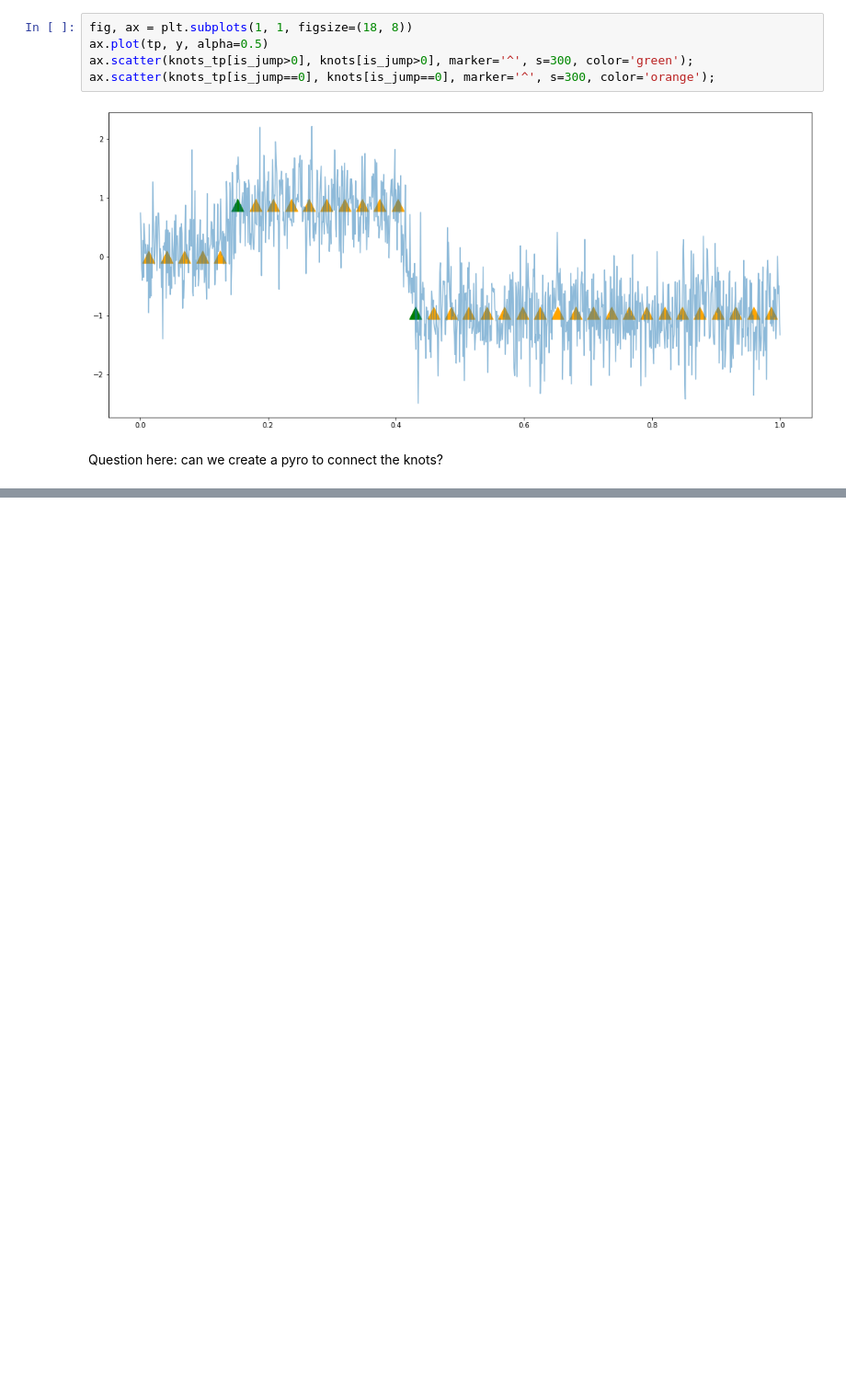
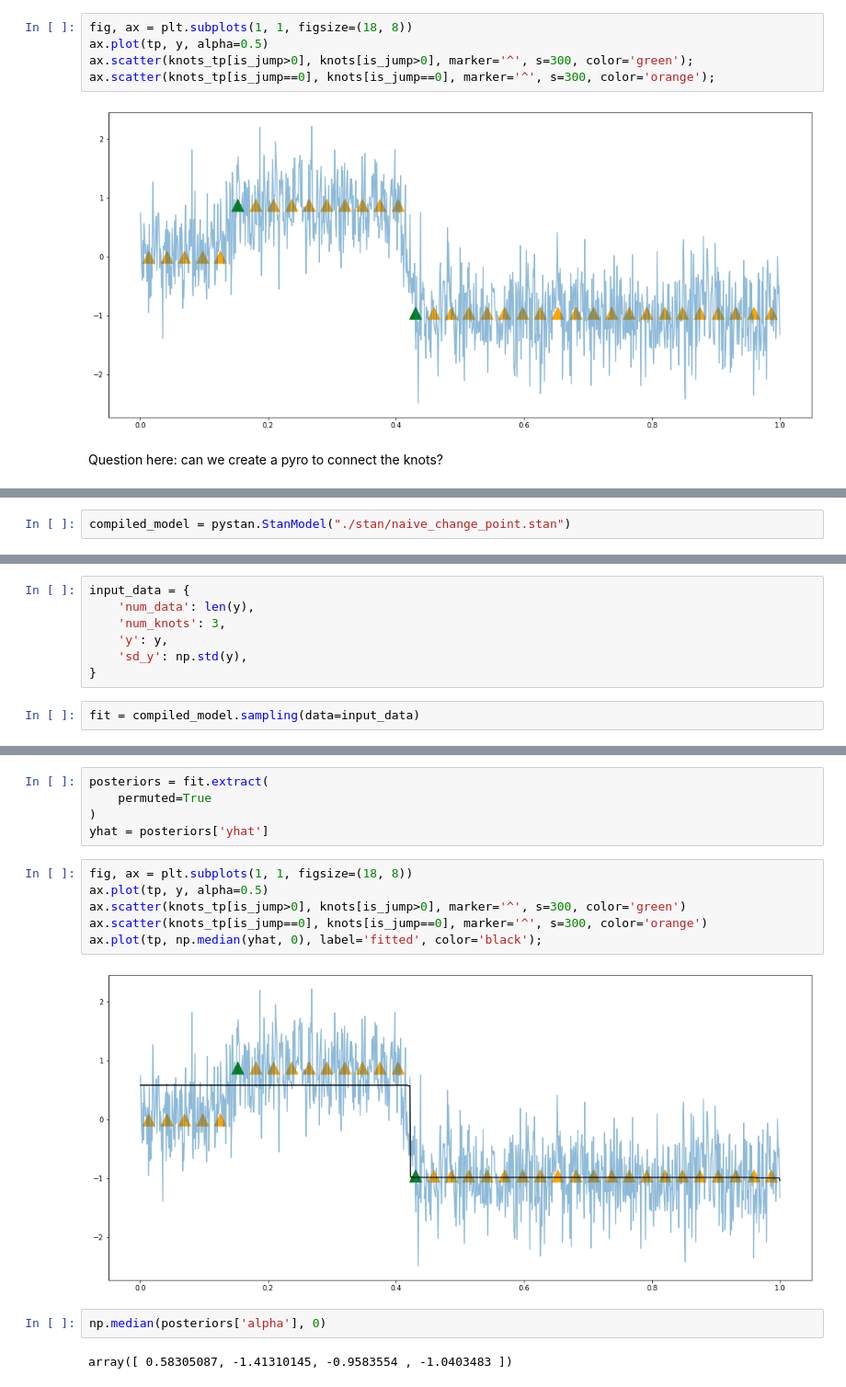
Before and after one commit to edwinnglabs/ts-playground, a Jupyter notebook: notebooks/change_point_spline.ipynb, the cells around one changed output, grey strips where cells are left out. Shown at 92% size. Saved outputs shown, nothing was run; the diff lists cells and outputs as text; blank space fills up the shorter version.

```diff
--- a/notebooks/change_point_spline.ipynb
+++ b/notebooks/change_point_spline.ipynb
@@ -267,0 +383,2 @@ ax.plot(tp, yhat, label='fitted', color='black');
+# %%
+compiled_model = pystan.StanModel("./stan/naive_change_point.stan")
@@ -267,0 +403,9 @@ ax.plot(tp, yhat, label='fitted', color='black');
+# %%
+input_data = {
+    'num_data': len(y),
+    'num_knots': 3,
+    'y': y,
+    'sd_y': np.std(y),
+}
+# %%
+fit = compiled_model.sampling(data=input_data)
@@ -267,0 +425,17 @@ ax.plot(tp, yhat, label='fitted', color='black');
+# %%
+posteriors = fit.extract(
+    permuted=True
+)
+yhat = posteriors['yhat']
+# %%
+fig, ax = plt.subplots(1, 1, figsize=(18, 8))
+ax.plot(tp, y, alpha=0.5)
+ax.scatter(knots_tp[is_jump>0], knots[is_jump>0], marker='^', s=300, color='green')
+ax.scatter(knots_tp[is_jump==0], knots[is_jump==0], marker='^', s=300, color='orange')
+ax.plot(tp, np.median(yhat, 0), label='fitted', color='black');
+# %% [output]
+[figure, added]
+# %%
+np.median(posteriors['alpha'], 0)
+# %% [output]
+array([ 0.58305087, -1.41310145, -0.9583554 , -1.0403483 ])
```
Also changed, not shown: parts of 22 cells of this notebook, 2 other files.
